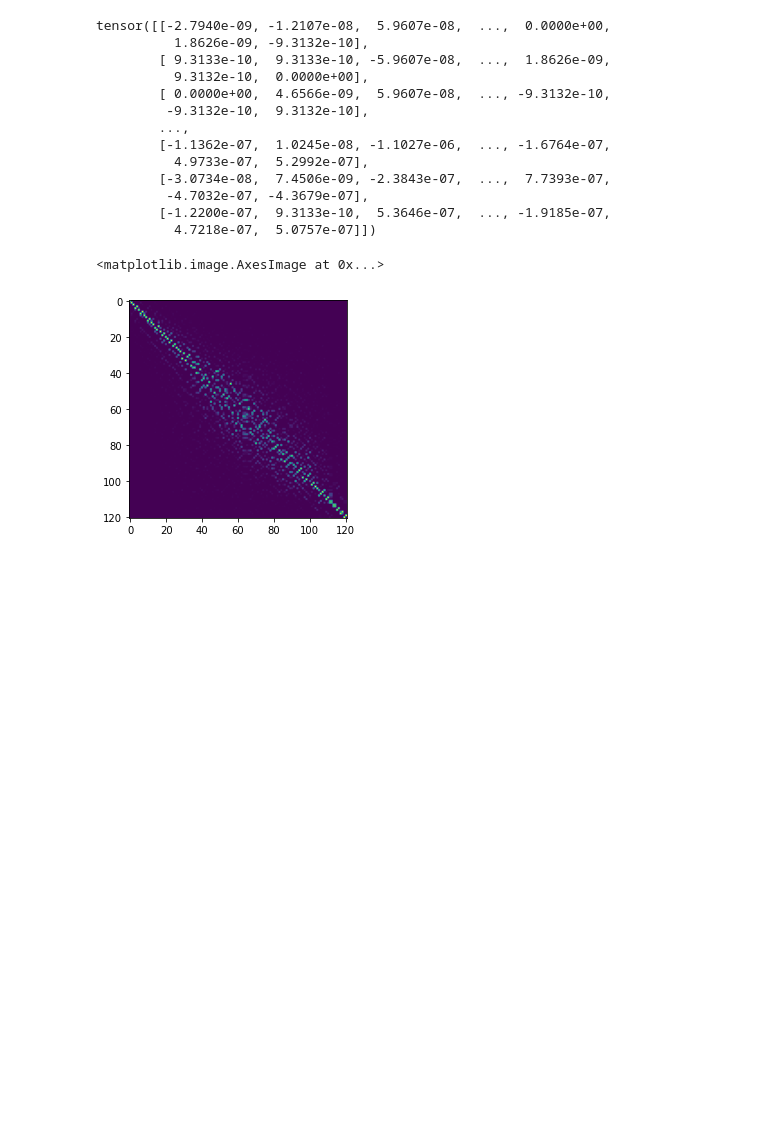
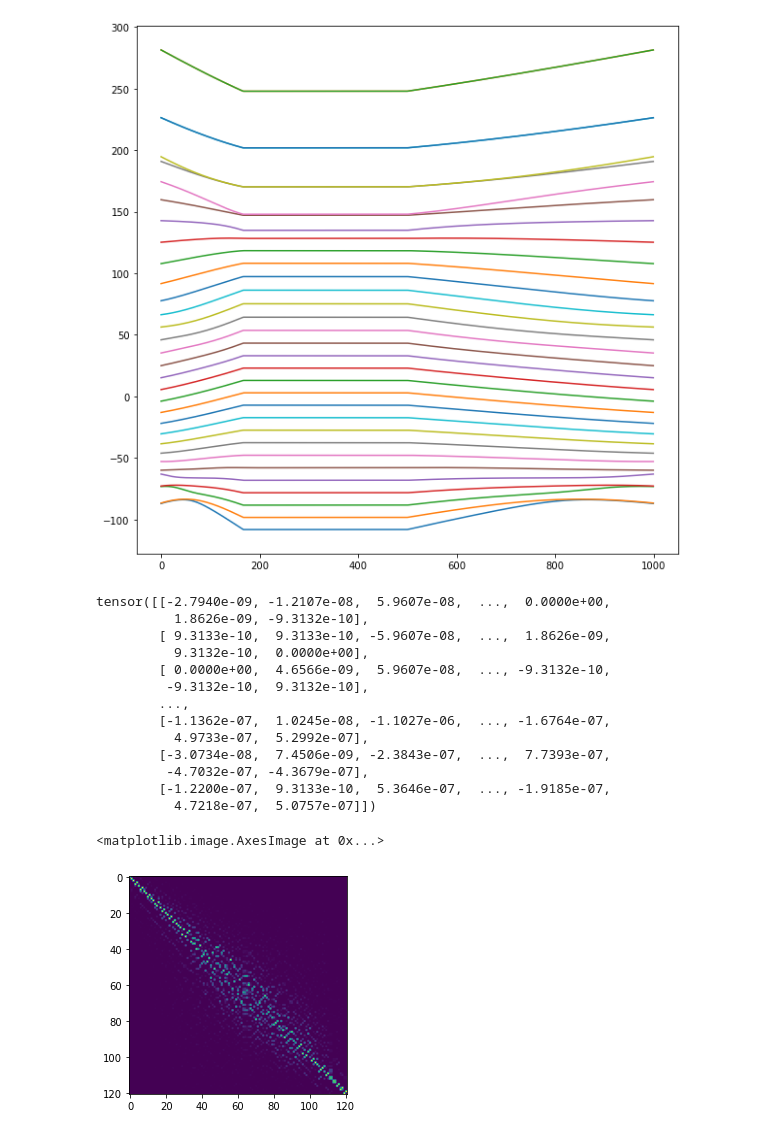
Before and after one commit to Vinther901/Quantum-Optimal-Control, a Jupyter notebook: 1DToyExample/RunExperiments.ipynb, the cells around one changed output. Drawn from its saved outputs; the diff is of its cells as text; code cells hidden in the pictures; blank space fills up the shorter version.

```diff
--- a/1DToyExample/RunExperiments.ipynb
+++ b/1DToyExample/RunExperiments.ipynb
@@ -67,3 +106,8 @@ torch.Size([500])
+# %%
+plt.figure(figsize=(10,10))
+plt.plot(obj.E0s);
+# %% [output]
+[figure, added]
 # %%
 (obj.U0s[1:].adjoint()@obj.U0s[:-1])[:,[_ for _ in range(obj.NHilbert)],[_ for _ in range(obj.NHilbert)]].angle()
 # %% [output]
```
Also changed, not shown: parts of 6 cells of this notebook, 4 other files.
